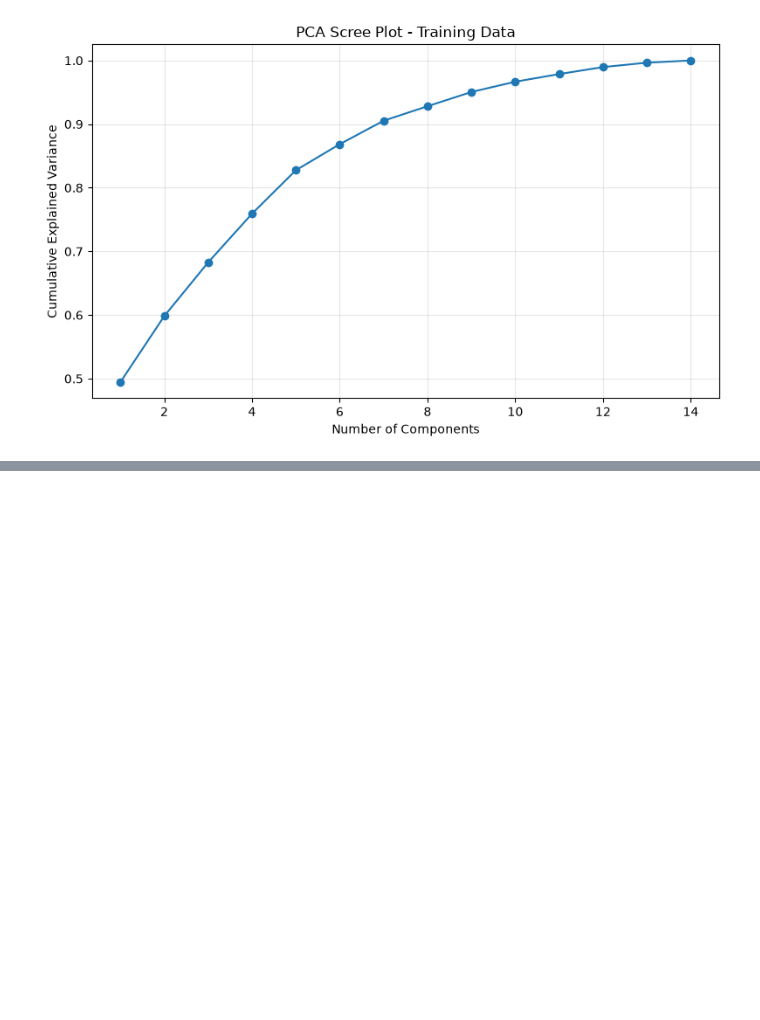
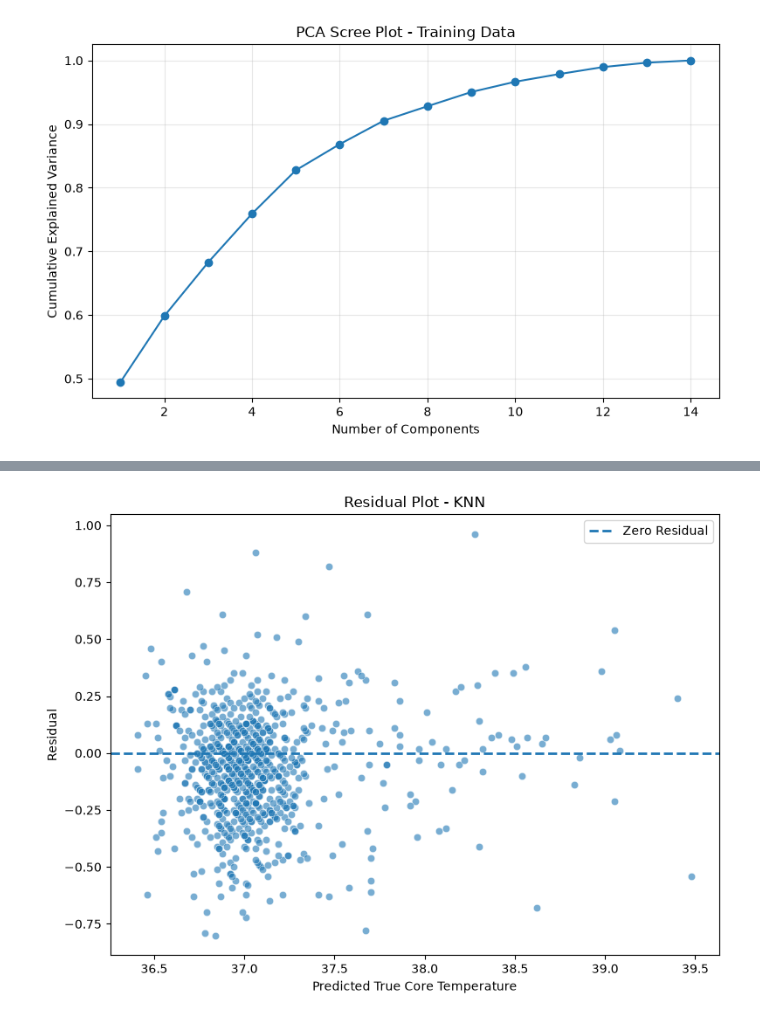
Before and after one commit to AkilanSS/23CSE301--Machine-Learning-Capstone-Project, a Jupyter notebook: notebooks/regression.ipynb, the cells around one changed output, grey strips where cells are left out. Saved outputs shown, nothing was run; the diff lists cells and outputs as text; code cells hidden in the pictures; blank space fills up the shorter version.

```diff
--- a/notebooks/regression.ipynb
+++ b/notebooks/regression.ipynb
@@ -993,0 +1090,30 @@ XGBoost R²: 0.6877
+# %%
+residuals = y_test - best_predictions
+
+plt.figure(figsize=(8, 6))
+
+sns.scatterplot(
+    x=best_predictions,
+    y=residuals,
+    alpha=0.6
+)
+
+plt.axhline(
+    y=0,
+    linestyle='--',
+    linewidth=2,
+    label='Zero Residual'
+)
+
+plt.xlabel("Predicted True Core Temperature")
+plt.ylabel("Residual")
+
+plt.title(
+    f"Residual Plot - {best_model_name}"
+)
+
+plt.legend()
+plt.tight_layout()
+plt.show()
+# %% [output]
+[figure, added]
```
Also changed, not shown: parts of 18 cells of this notebook.
